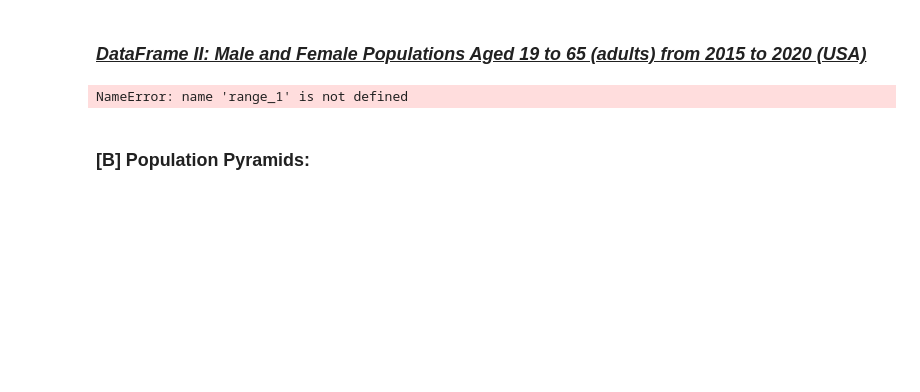
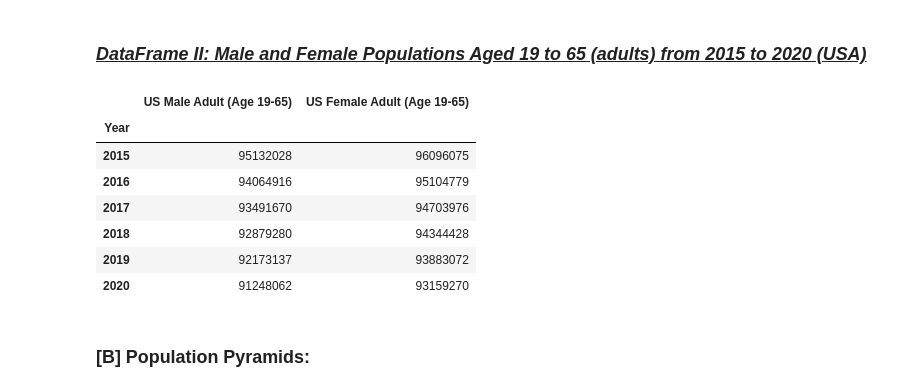
Before and after one commit to laragursoy/EEP_153_Adolphe_PROJ1, a Jupyter notebook: EEP153Project1.ipynb, the cells around one changed output. Drawn from its saved outputs; the diff is of its cells as text; code cells hidden in the pictures; blank space fills up the shorter version.

Commit message:
fixed error

```diff
--- a/EEP153Project1.ipynb
+++ b/EEP153Project1.ipynb
@@ -241,6 +241,8 @@ pop_20_Male = 0
 FE_adult_list = []
 MA_adult_list = []
 
+
+
 # Female Adult Population from 2015 to 2020
 age_before = 20
 age_post = 24
@@ -254,6 +256,7 @@ while age_post in range(0, 66):
     age_str = str(age_before) + str(age_post)
     age_str = "SP.POP." + str(age_str) + ".FE"
     source = str(age_str)
+    range_1 = len(wbdata.get_data(source, country=["USA"]))
     for index_1 in range(0, range_1):
         for year in range(2015, 2021):
             if wbdata.get_data(source, country=["USA"])[index_1]["date"] == str(year):
@@ -287,34 +290,42 @@ while age_post in range(0, 66):
     age_str = str(age_before) + str(age_post)
     age_str = "SP.POP." + str(age_str) + ".MA"
     source = str(age_str)
+    range_1 = len(wbdata.get_data(source, country=["USA"]))
     for index_1 in range(0, range_1):
         for year in range(2015, 2021):
             if wbdata.get_data(source, country=["USA"])[index_1]["date"] == str(year):
                 population_adult_MA.append(wbdata.get_data(source, country=["USA"])[index_1]["value"])
 
 while list_index_before_Male in range(0, len(population_adult_MA)):
     six_ele_list_MA = population_adult_MA[list_index_before_Male:(list_index_post_Male)]
     list_index_before_Male = list_index_post_Male
     list_index_post_Male += 6
     pop_15_Male += six_ele_list_MA[0]
     pop_16_Male += six_ele_list_MA[1]
     pop_17_Male += six_ele_list_MA[2]
     pop_18_Male += six_ele_list_MA[3]
     pop_19_Male += six_ele_list_MA[4]
     pop_20_Male += six_ele_list_MA[5]
 MA_adult_list.append(pop_15_Male)
 MA_adult_list.append(pop_16_Male)
 MA_adult_list.append(pop_17_Male)
 MA_adult_list.append(pop_18_Male)
 MA_adult_list.append(pop_19_Male)
 MA_adult_list.append(pop_20_Male)
 
 year_list = [2015, 2016, 2017, 2018, 2019, 2020]
 df_1 = pd.DataFrame({"Year": year_list, "US Male Adult (Age 19-65)": MA_adult_list, 'US Female Adult (Age 19-65)': FE_adult_list})
 df_1.set_index('Year', inplace=True)
 df_1
 # %% [output]
-NameError: name 'range_1' is not defined
+|  | US Male Adult (Age 19-65) | US Female Adult (Age 19-65) |
+| Year |  |  |
+| 2015 | 95132028 | 96096075 |
+| 2016 | 94064916 | 95104779 |
+| 2017 | 93491670 | 94703976 |
+| 2018 | 92879280 | 94344428 |
+| 2019 | 92173137 | 93883072 |
+| 2020 | 91248062 | 93159270 |
 # %% [markdown]
 ### **[B] Population Pyramids:**
 # %%
```
Also changed, not shown: parts of 7 cells of this notebook.
